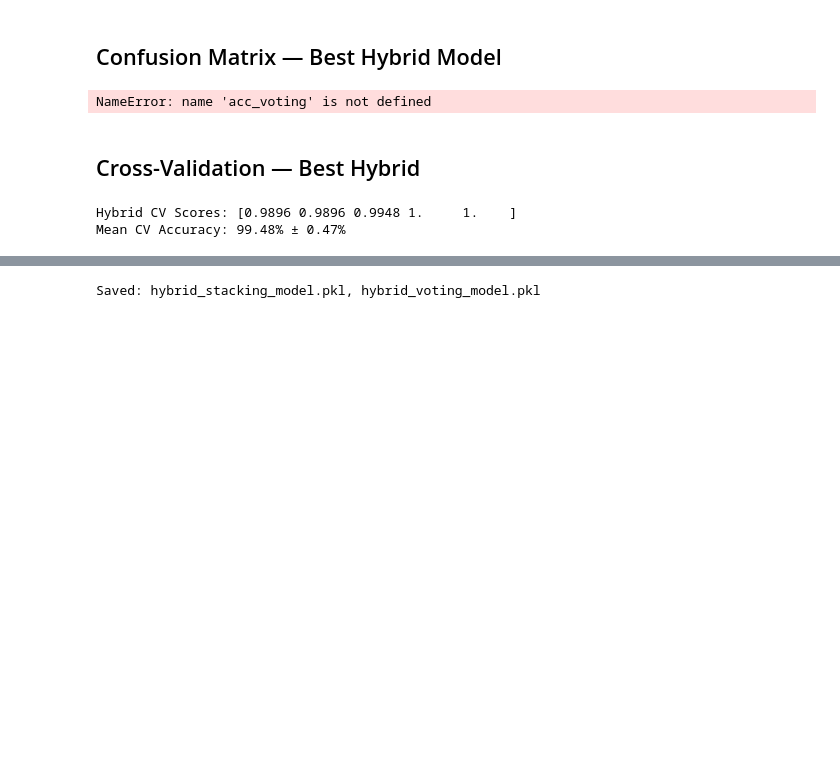
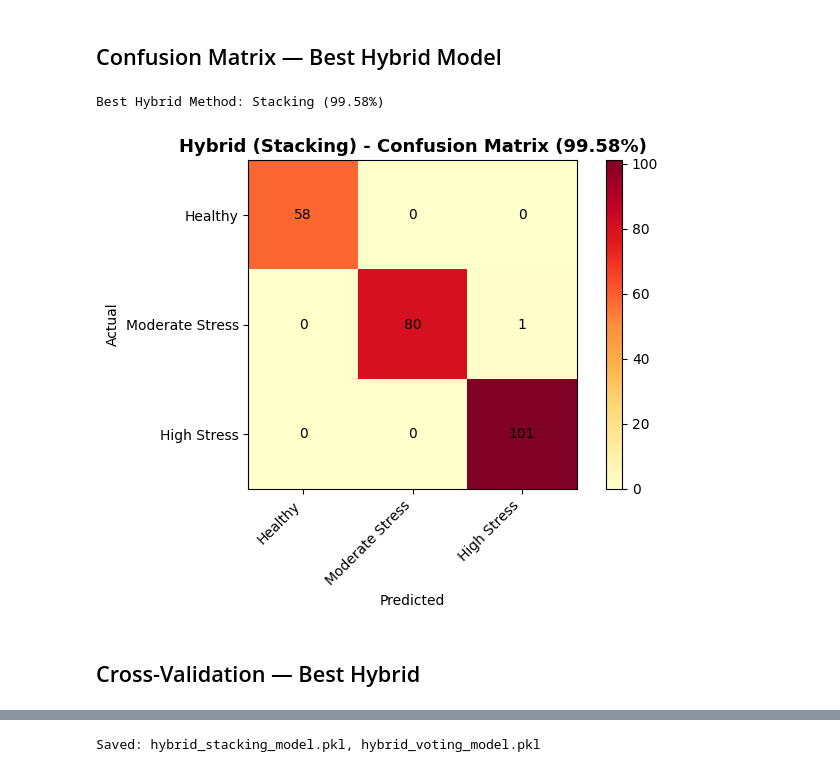
Before and after one commit to BeyondV0id/Plant_disease_prediction, a Jupyter notebook: notebooks/hybrid/06_hybrid_model.ipynb, the cells around one changed output, grey strips where cells are left out. Cells and saved outputs as stored; diff of their text form; code cells hidden in the pictures; blank space fills up the shorter version.

```diff
--- a/notebooks/hybrid/06_hybrid_model.ipynb
+++ b/notebooks/hybrid/06_hybrid_model.ipynb
@@ -70,13 +97,18 @@ Moderate Stress       0.94      0.93      0.93        80
 ## Method 2 — Stacking Classifier
 RF and SVM predictions are fed into Logistic Regression as a meta-model.
 # %%
-rf2  = RandomForestClassifier(n_estimators=100, random_state=42, n_jobs=-1)
-svm2 = SVC(kernel='rbf', C=1.0, gamma='scale', probability=True, random_state=42)
+rf2 = RandomForestClassifier(**rf_params)
+svm2 = SVC(**svm_params)
+stacking_cv = list(
+    StratifiedGroupKFold(n_splits=4, shuffle=True, random_state=42).split(
+        X_train, y_train, train_groups
+    )
+)
 
 stacking = StackingClassifier(
     estimators=[('rf', rf2), ('svm', svm2)],
-    final_estimator=LogisticRegression(max_iter=1000),
-    cv=5,
+    final_estimator=LogisticRegression(max_iter=2000, C=0.5, class_weight='balanced'),
+    cv=stacking_cv,
     passthrough=False
 )
 stacking.fit(X_train, y_train)
@@ -85,9 +117,7 @@ y_pred_stack = stacking.predict(X_test)
 
 acc_stack = accuracy_score(y_test, y_pred_stack)
 
-
 train_acc_stack = accuracy_score(y_train, stacking.predict(X_train))
-
 
 gap_stack = train_acc_stack - acc_stack
 
@@ -116,8 +146,8 @@ Give RF 60% weight and SVM 40% weight based on their individual performance.
 # %%
 # Create the two base models.
 # RF = Random Forest, SVM = Support Vector Machine.
-rf3 = RandomForestClassifier(n_estimators=100, random_state=42, n_jobs=-1)
-svm3 = SVC(kernel="rbf", C=1.0, gamma="scale", probability=True, random_state=42)
+rf3 = RandomForestClassifier(**rf_params)
+svm3 = SVC(**svm_params)
 
 # Train both models on the full training set.
 # X_train contains all training samples.
@@ -188,36 +230,45 @@ NameError: name 'RandomForestClassifier' is not defined
 # %%
 # Pick best hybrid
 results = {
     'Voting':   (acc_voting,    y_pred_voting),
     'Stacking': (acc_stack,     y_pred_stack),
     'Weighted': (acc_weighted,  y_pred_weighted),
 }
 
 
 best_name = max(results, key=lambda k: results[k][0])
 best_acc, best_pred = results[best_name]
 print(f"Best Hybrid Method: {best_name} ({best_acc*100:.2f}%)")
 
 plt.figure(figsize=(7, 5))
 cm = confusion_matrix(y_test, best_pred)
-sns.heatmap(cm, annot=True, fmt='d', cmap='YlOrRd',
-            xticklabels=class_names, yticklabels=class_names, linewidths=0.5)
-plt.title(f'Hybrid ({best_name}) — Confusion Matrix ({best_acc*100:.2f}%)',
+if sns is not None:
+    sns.heatmap(
+        cm,
+        annot=True,
+        fmt='d',
+        cmap='YlOrRd',
+        xticklabels=class_names,
+        yticklabels=class_names,
+        linewidths=0.5,
+    )
+else:
+    plt.imshow(cm, cmap='YlOrRd')
+    for row, col in np.ndindex(cm.shape):
+        plt.text(col, row, int(cm[row, col]), ha='center', va='center', color='black')
+    plt.xticks(range(len(class_names)), class_names, rotation=45, ha='right')
+    plt.yticks(range(len(class_names)), class_names)
+    plt.colorbar()
+
+plt.title(f'Hybrid ({best_name}) - Confusion Matrix ({best_acc*100:.2f}%)',
           fontsize=13, fontweight='bold')
 plt.ylabel('Actual')
 plt.xlabel('Predicted')
 plt.tight_layout()
 plt.savefig('../../outputs/plots/confusion_matrix_hybrid.png', dpi=150)
 plt.show()
 # %% [output]
-NameError: name 'acc_voting' is not defined
+Best Hybrid Method: Stacking (99.58%)
+[figure, added]
 # %% [markdown]
 ## Cross-Validation — Best Hybrid
-# %%
-best_model = stacking if best_name == 'Stacking' else voting
-cv_scores = cross_val_score(best_model, X_train, y_train, cv=5, scoring='accuracy')
-print(f"Hybrid CV Scores: {cv_scores.round(4)}")
-print(f"Mean CV Accuracy: {cv_scores.mean()*100:.2f}% ± {cv_scores.std()*100:.2f}%")
-# %% [output]
-Hybrid CV Scores: [0.9896 0.9896 0.9948 1.     1.    ]
-Mean CV Accuracy: 99.48% ± 0.47%
```
Also changed, not shown: parts of 5 cells of this notebook, 9 other files.
